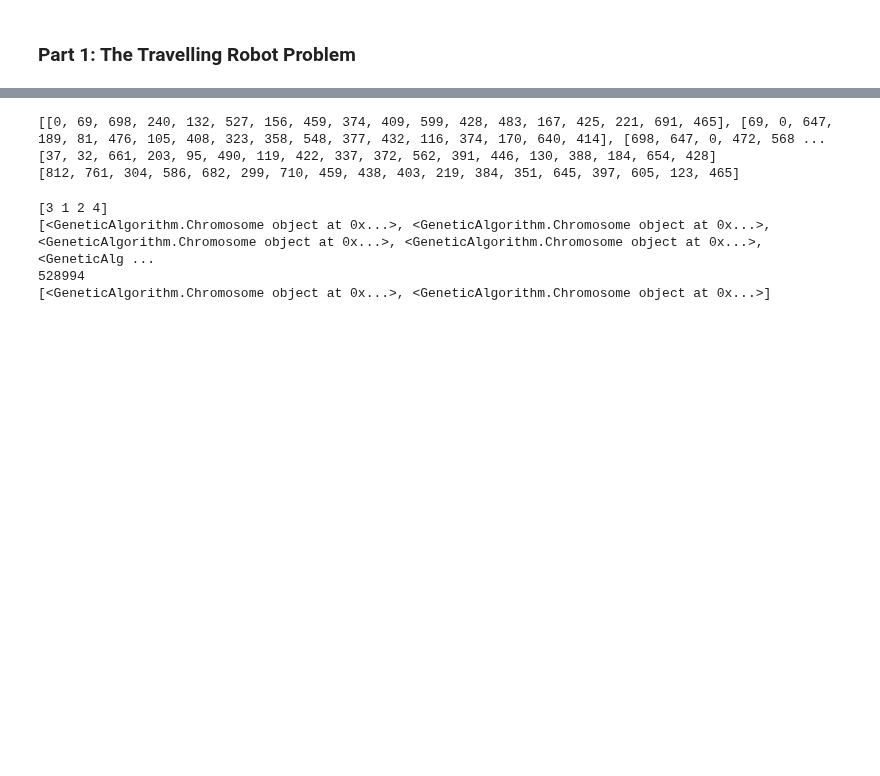
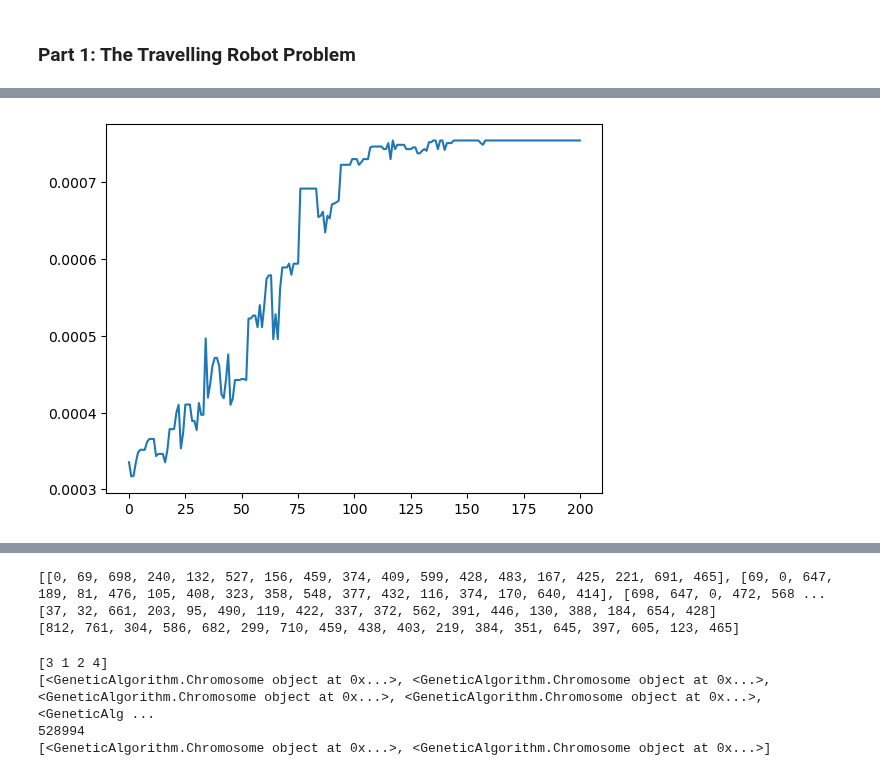
Before and after one commit to Howieboss02/Computational-Intelligence-ACO-ANN, a Jupyter notebook: Assignment_2/src/Main.ipynb, the cells around one changed output, grey strips where cells are left out. Saved outputs shown, nothing was run; the diff lists cells and outputs as text; code cells hidden in the pictures; blank space fills up the shorter version.

```diff
--- a/Assignment_2/src/Main.ipynb
+++ b/Assignment_2/src/Main.ipynb
@@ -61,0 +55,5 @@ print(best.get_score())
+# %%
+plt.plot(ga.best_route_across_generation)
+plt.show()
+# %% [output]
+[figure, added]
```
Also changed, not shown: parts of 4 cells of this notebook, 1 other file.
